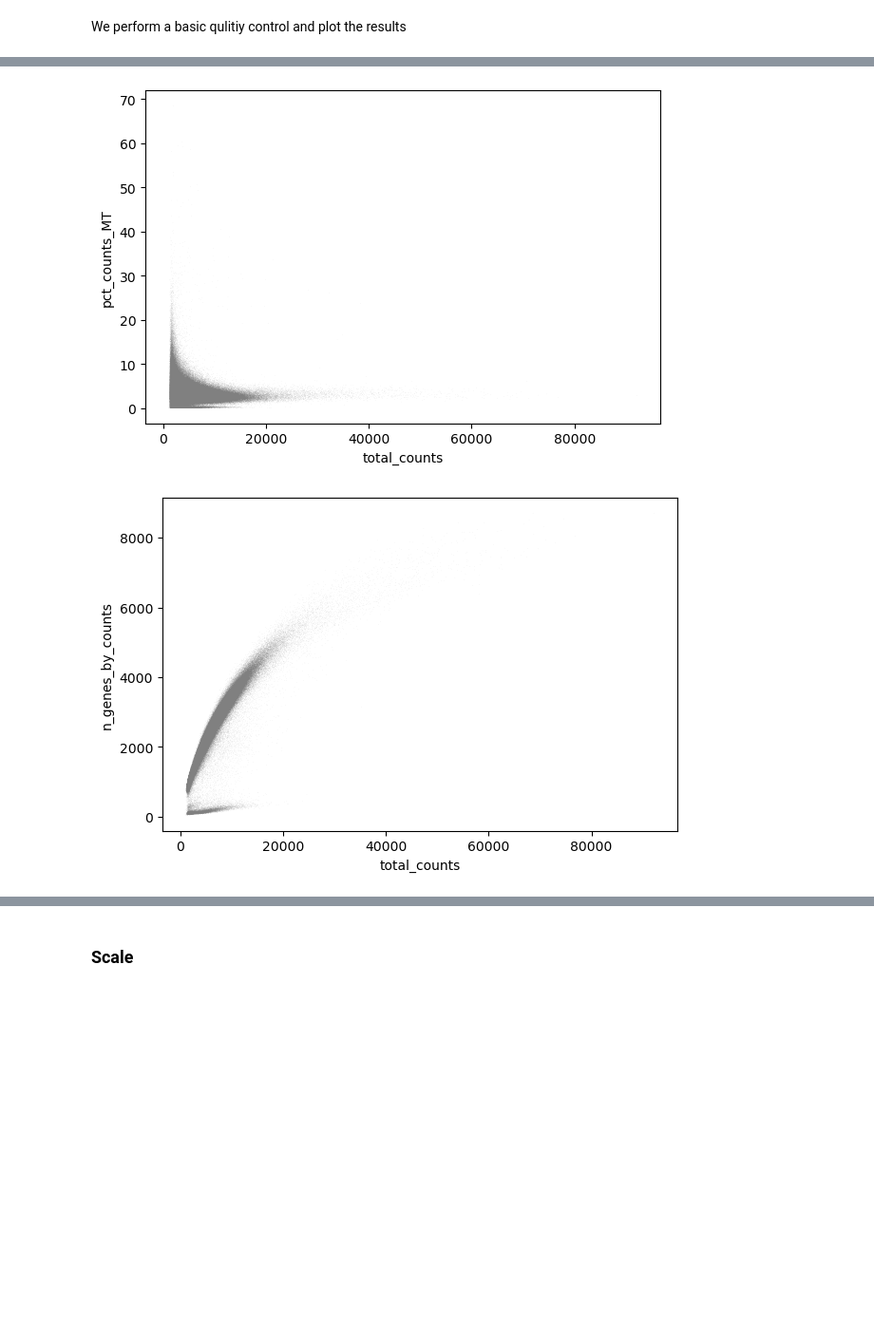
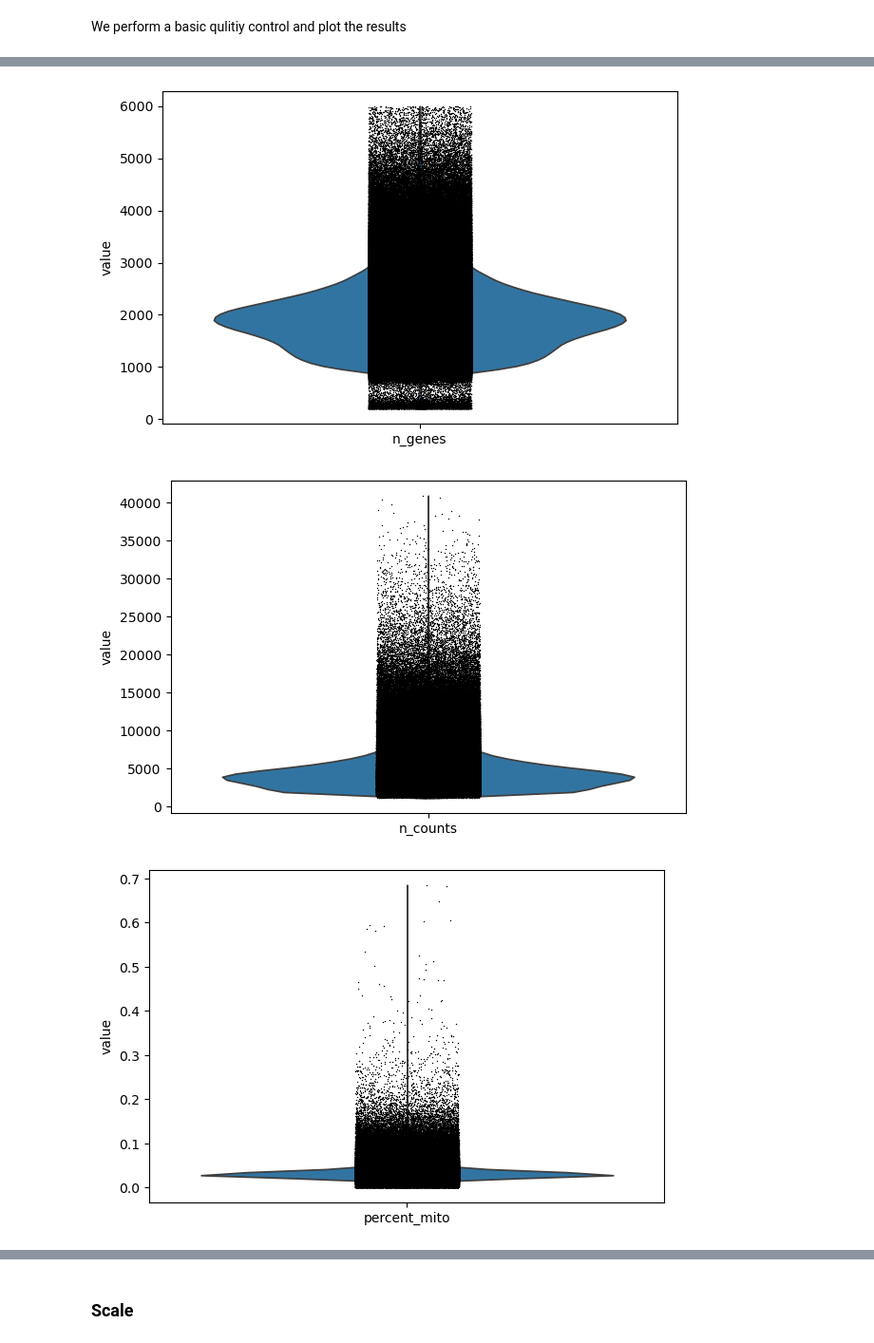
Before and after one commit to haihuilab/scbiot, a Jupyter notebook: examples/brain_1.3M_gpu_integration.ipynb, the cells around one changed output, grey strips where cells are left out. Shown at 95% size. Saved outputs shown, nothing was run; the diff lists cells and outputs as text; code cells hidden in the pictures; blank space fills up the shorter version.

```diff
--- a/examples/brain_1.3M_gpu_integration.ipynb
+++ b/examples/brain_1.3M_gpu_integration.ipynb
@@ -108,0 +86,26 @@ CUDARuntimeError: cudaErrorInvalidValue: invalid argument
+# %%
+# marker genes
+MITO_GENE_PREFIX = "mt-" # Prefix for mitochondrial genes to regress out
+markers = ["Stmn2", "Hes1", "Olig1"] # Marker genes for visualization
+
+# filtering cells
+min_genes_per_cell = 200 # Filter out cells with fewer genes than this expressed
+max_genes_per_cell = 6000 # Filter out cells with more genes than this expressed
+
+# filtering genes
+min_cells_per_gene = 1 # Filter out genes expressed in fewer cells than this
+n_top_genes = 4000 # Number of highly variable genes to retain
+
+# PCA
+n_components = 100 # Number of principal components to compute
+
+# KNN
+n_neighbors = 15 # Number of nearest neighbors for KNN graph
+knn_n_pcs = 50 # Number of principal components to use for finding nearest neighbors
+
+# UMAP
+umap_min_dist = 0.3
+umap_spread = 1.0
+
+# Gene ranking
+ranking_n_top_genes = 50 # Number of differential genes to compute for each cluster
@@ -139,0 +159,6 @@ Wall time: 387 ms
+# %%
+%%time
+mito_genes = adata.var_names.str.startswith(MITO_GENE_PREFIX)
+n_counts = np.array(adata.X.sum(axis=1))
+adata.obs['percent_mito'] = np.array(np.sum(adata[:, mito_genes].X, axis=1)) / n_counts
+adata.obs['n_counts'] = n_counts
@@ -140,7 +168,9 @@ Wall time: 387 ms
 # %%
 %%time
-sc.pl.scatter(adata, "total_counts", "pct_counts_MT")
-sc.pl.scatter(adata, "total_counts", "n_genes_by_counts")
+sc.pl.violin(adata, keys="n_genes")
+sc.pl.violin(adata, keys="n_counts")
+sc.pl.violin(adata, keys="percent_mito")
 # %% [output]
-[figure, old version]
+[figure, new version]
-[figure, old version]
+[figure, new version]
+[figure, added]
```
Also changed, not shown: parts of 95 cells of this notebook, 7 other files.
